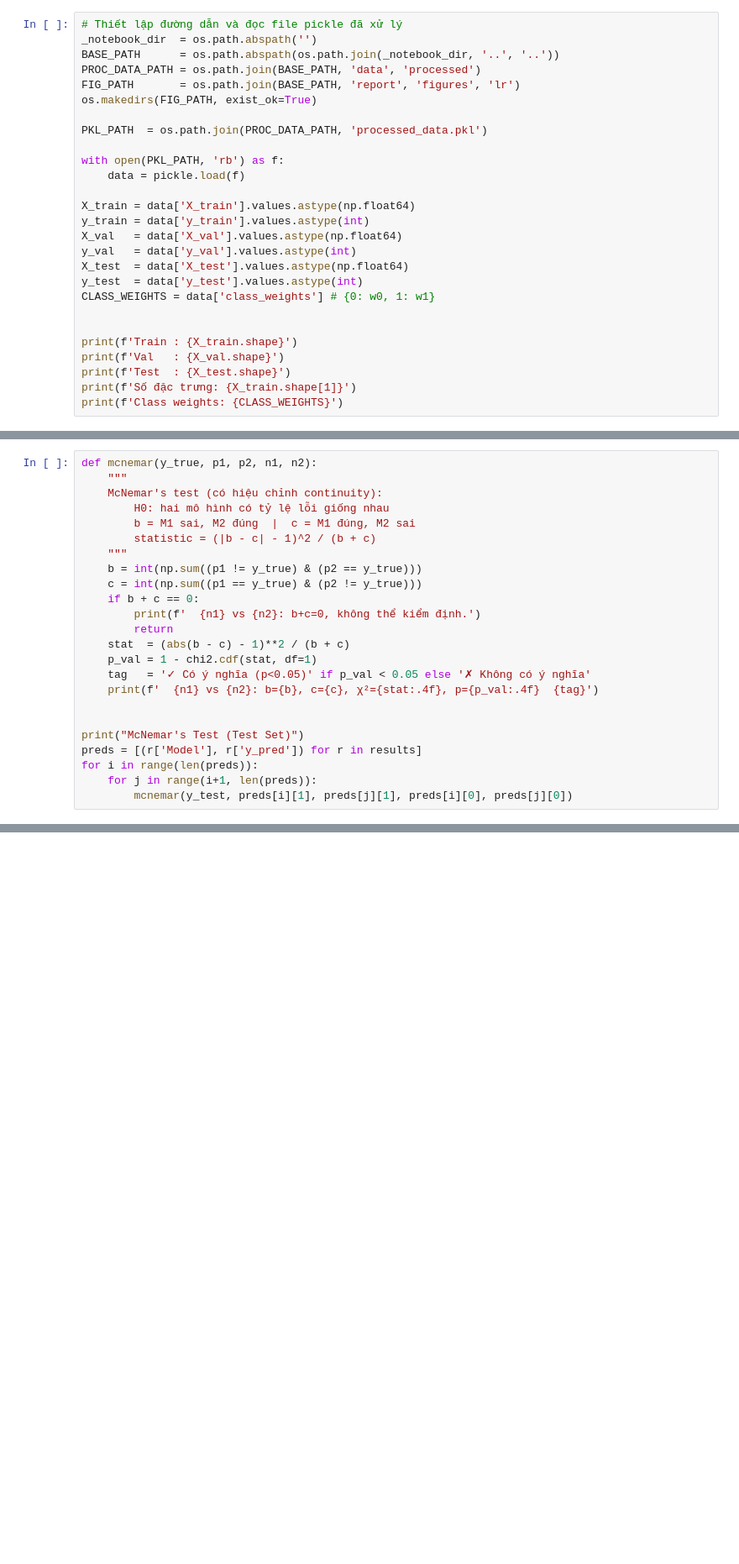
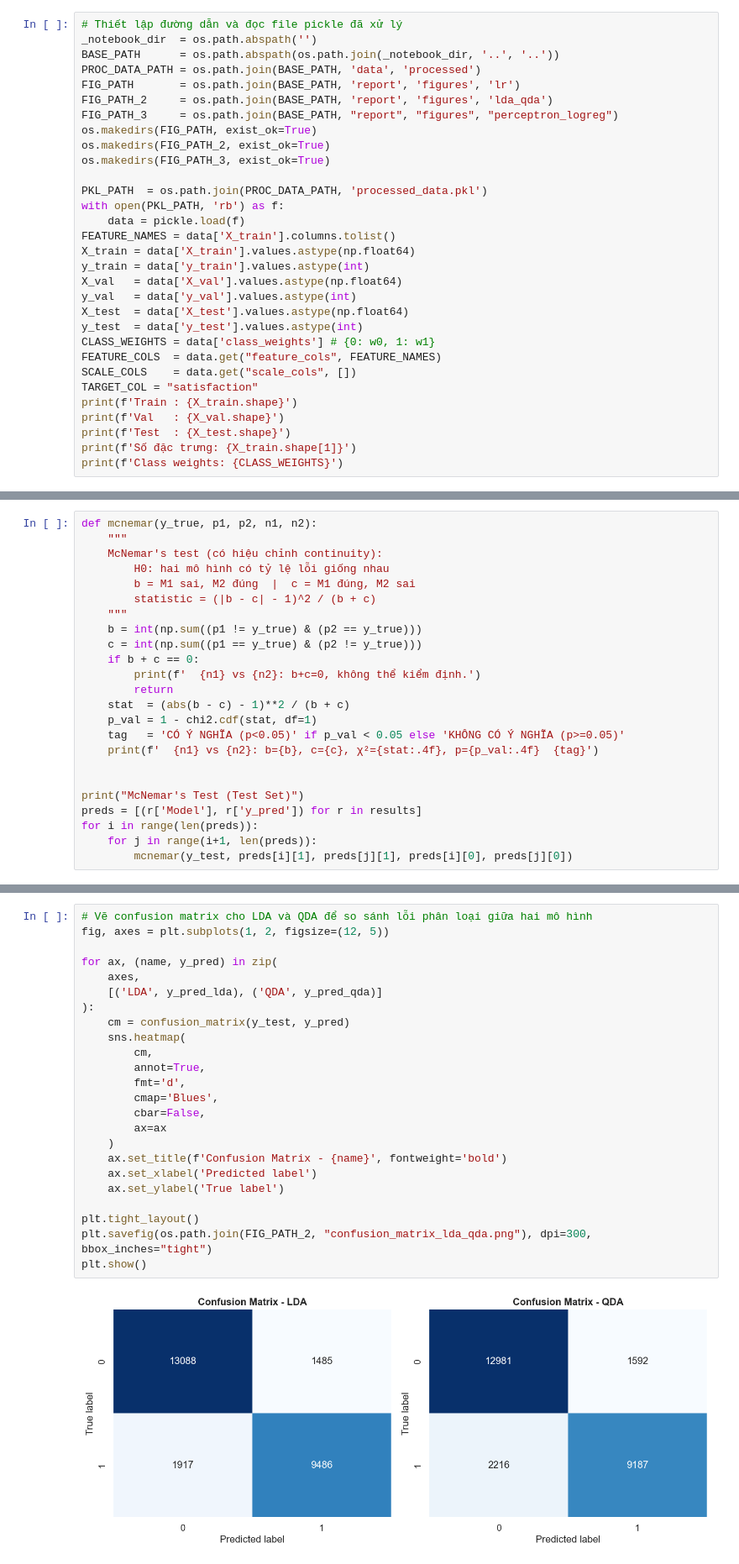
Before and after one commit to conluoi123/Machine-Learning---Project-1-, a Jupyter notebook: code/Part2_Classification/models.ipynb, the cells around one changed output, grey strips where cells are left out. Shown at 84% size. Saved outputs shown, nothing was run; the diff lists cells and outputs as text; blank space fills up the shorter version.

```diff
--- a/code/Part2_Classification/models.ipynb
+++ b/code/Part2_Classification/models.ipynb
@@ -38,13 +43,16 @@ _notebook_dir  = os.path.abspath('')
 BASE_PATH      = os.path.abspath(os.path.join(_notebook_dir, '..', '..'))
 PROC_DATA_PATH = os.path.join(BASE_PATH, 'data', 'processed')
 FIG_PATH       = os.path.join(BASE_PATH, 'report', 'figures', 'lr')
+FIG_PATH_2     = os.path.join(BASE_PATH, 'report', 'figures', 'lda_qda')
+FIG_PATH_3     = os.path.join(BASE_PATH, "report", "figures", "perceptron_logreg")
 os.makedirs(FIG_PATH, exist_ok=True)
+os.makedirs(FIG_PATH_2, exist_ok=True)
+os.makedirs(FIG_PATH_3, exist_ok=True)
 
 PKL_PATH  = os.path.join(PROC_DATA_PATH, 'processed_data.pkl')
-
 with open(PKL_PATH, 'rb') as f:
     data = pickle.load(f)
-
+FEATURE_NAMES = data['X_train'].columns.tolist()
 X_train = data['X_train'].values.astype(np.float64)
 y_train = data['y_train'].values.astype(int)
 X_val   = data['X_val'].values.astype(np.float64)
@@ -52,8 +60,9 @@ y_val   = data['y_val'].values.astype(int)
 X_test  = data['X_test'].values.astype(np.float64)
 y_test  = data['y_test'].values.astype(int)
 CLASS_WEIGHTS = data['class_weights'] # {0: w0, 1: w1}
-
-
+FEATURE_COLS  = data.get("feature_cols", FEATURE_NAMES)
+SCALE_COLS    = data.get("scale_cols", [])
+TARGET_COL = "satisfaction"
 print(f'Train : {X_train.shape}')
 print(f'Val   : {X_val.shape}')
 print(f'Test  : {X_test.shape}')
@@ -873,7 +963,7 @@ def mcnemar(y_true, p1, p2, n1, n2):
         return
     stat  = (abs(b - c) - 1)**2 / (b + c)
     p_val = 1 - chi2.cdf(stat, df=1)
-    tag   = '✓ Có ý nghĩa (p<0.05)' if p_val < 0.05 else '✗ Không có ý nghĩa'
+    tag   = 'CÓ Ý NGHĨA (p<0.05)' if p_val < 0.05 else 'KHÔNG CÓ Ý NGHĨA (p>=0.05)'
     print(f'  {n1} vs {n2}: b={b}, c={c}, χ²={stat:.4f}, p={p_val:.4f}  {tag}')
 
 
@@ -1634,0 +2527,26 @@ print(df_multi.round(4).to_string())
+# %%
+# Vẽ confusion matrix cho LDA và QDA để so sánh lỗi phân loại giữa hai mô hình
+fig, axes = plt.subplots(1, 2, figsize=(12, 5))
+
+for ax, (name, y_pred) in zip(
+    axes,
+    [('LDA', y_pred_lda), ('QDA', y_pred_qda)]
+):
+    cm = confusion_matrix(y_test, y_pred)
+    sns.heatmap(
+        cm,
+        annot=True,
+        fmt='d',
+        cmap='Blues',
+        cbar=False,
+        ax=ax
+    )
+    ax.set_title(f'Confusion Matrix - {name}', fontweight='bold')
+    ax.set_xlabel('Predicted label')
+    ax.set_ylabel('True label')
+
+plt.tight_layout()
+plt.savefig(os.path.join(FIG_PATH_2, "confusion_matrix_lda_qda.png"), dpi=300, bbox_inches="tight")
+plt.show()
+# %% [output]
+[figure, added]
```
Also changed, not shown: parts of 158 cells of this notebook.
